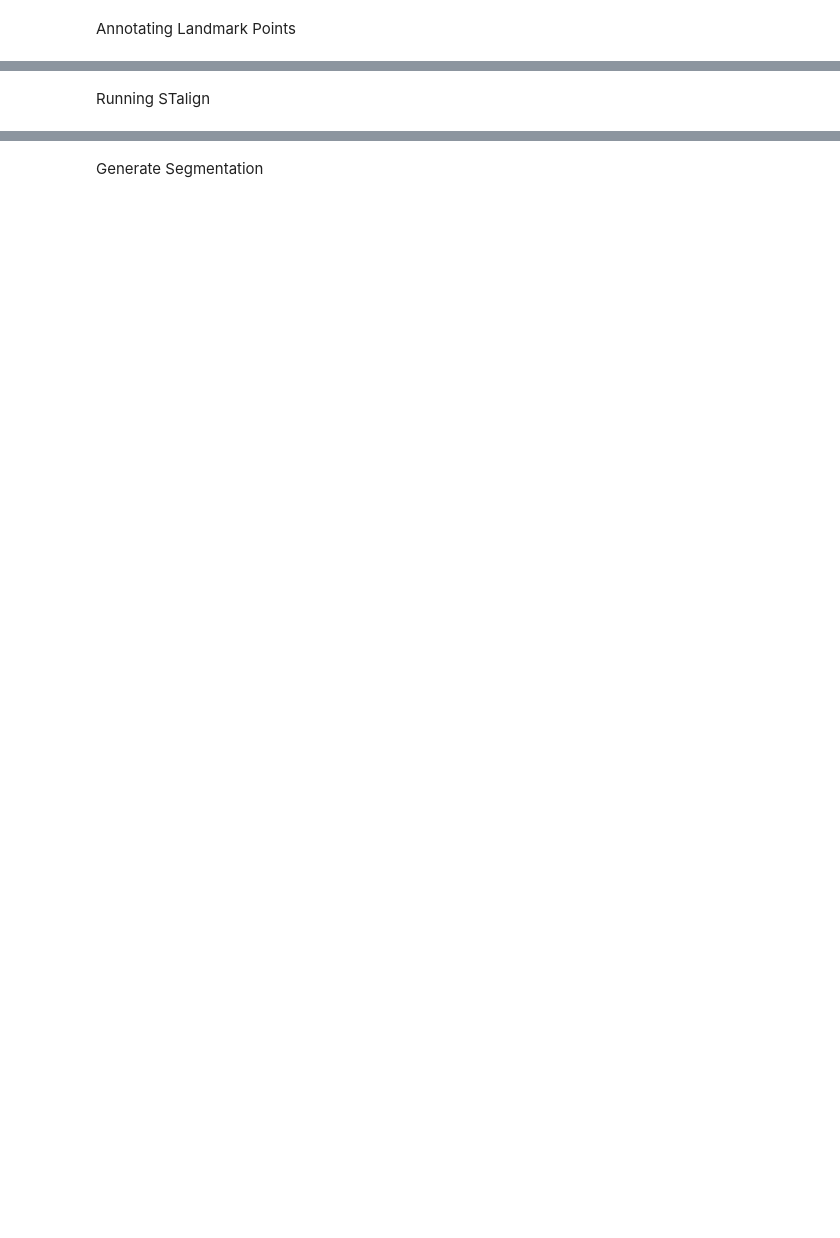
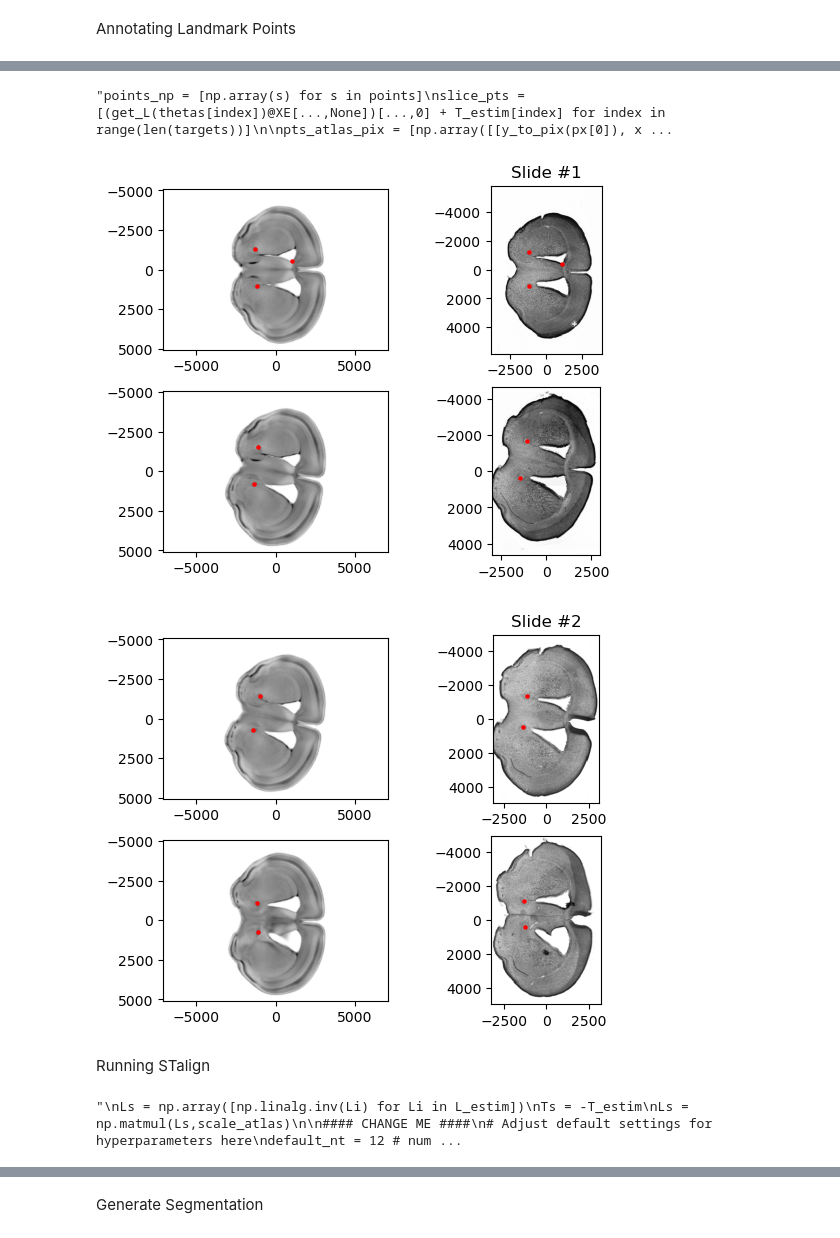
Before and after one commit to rk324/Dissecting-Atlas-Registered-Tissue, a Jupyter notebook: notebook.ipynb, the cells around one changed output, grey strips where cells are left out. Saved outputs shown, nothing was run; the diff lists cells and outputs as text; code cells hidden in the pictures; blank space fills up the shorter version.

Commit message:
finish slide batch processing

```diff
--- a/notebook.ipynb
+++ b/notebook.ipynb
@@ -330,10 +514,21 @@ interface = Affine_estimator()
 # %%
 # Get images of estimated slice to use in future steps #
 # WARNING: this cell may take up to 1 minute to run, if it takes a while to run, DO NOT STOP IT, let it run its course
-L_estim = np.array([get_L(theta) for theta in thetas])
+
+for slide in targets:
+    for t in slide:
+        t.L_estim = get_L(t.thetas)
+        t.slice_img = atlas_img(t.thetas,t.T_estim)
+        t.slice_labels = seg_img(t.thetas,t.T_estim)
+        t.bounds = ski.segmentation.find_boundaries(t.slice_labels)
+        t.slice_seg = ski.segmentation.mark_boundaries(t.slice_img, t.slice_labels.astype('int'),color=(0,0,255),mode='inner')
+
+
+
+'''L_estim = np.array([get_L(theta) for theta in thetas])
 slice_imgs = [atlas_img(theta,T) for theta,T in zip(thetas, T_estim)]
 slice_labels = [seg_img(theta,T) for theta,T in zip(thetas, T_estim)]
 bounds = [ski.segmentation.find_boundaries(sl) for sl in slice_labels]
 slice_segs = [ski.segmentation.mark_boundaries(si, sl.astype('int'),color=(0,0,255),mode='inner') for si,sl in zip(slice_imgs, slice_labels)]
 
-print(f"ESTIMATED AFFINE (L)\n{L_estim}\nRotation along z,y,x axes respectively:{thetas}\nTranslation along z,y,x axes respectively (um):{T_estim}:")
+print(f"ESTIMATED AFFINE (L)\n{L_estim}\nRotation along z,y,x axes respectively:{thetas}\nTranslation along z,y,x axes respectively (um):{T_estim}:")'''
@@ -577,3 +776,51 @@ for i in range(len(targets)):
+# %%
+# Processing Points #
+x_to_pix = lambda x: (x-xE[2][0])/alpha/dxA[2]
+y_to_pix = lambda y: (y-xE[1][0])/alpha/dxA[1]
+
+for sn,slide in enumerate(targets):
+    fig,ax = plt.subplots(len(slide), 2)
+    for i,t in enumerate(slide):
+        t.points_np = np.array(t.points)
+        slice_pts = (get_L(t.thetas)@XE[...,None])[...,0] + t.T_estim
+
+        pts_atlas_pix = np.array([[y_to_pix(px[0]), x_to_pix(px[1])] for px in t.points[0]]).astype(int)
+        t.points_atlas = slice_pts[0, pts_atlas_pix[:,0], pts_atlas_pix[:,1]] if t.points_np.shape[1] else None
+        t.points_target = np.insert(t.points_np[1],0,0,axis=1) if t.points_np.shape[1] else None
+
+        ax[i][0].imshow(t.slice_img, extent=extentAtlasSlice, cmap='Grays')
+        ax[i][1].imshow(t.target, extent=t.extent_target, cmap='Grays')
+
+        if t.points_np.shape[1]:
+            ax[i][0].scatter(t.points_np[0,:,1], t.points_np[0,:,0], color='red', s=5)
+            ax[i][1].scatter(t.points_np[1,:,1], t.points_np[1,:,0], color='red', s=5)
+
+        if i==0: ax[i][1].set_title(f"Slide #{sn+1}")
+
+
+
+'''points_np = [np.array(s) for s in points]
+slice_pts = [(get_L(thetas[index])@XE[...,None])[...,0] + T_estim[index] for index in range(len(targets))]
+
+pts_atlas_pix = [np.array([[y_to_pix(px[0]), x_to_pix(px[1])] for px in points[index][0]]).astype(int) for index in range(len(targets))] # get pixel locations of points on atlas
+points_atlas = [slice_pts[index][0, pts[:,0], pts[:,1]] if points_np[index].shape[1] else None for index, pts in enumerate(pts_atlas_pix)] # convert that to points pointed to by sampling array (slice_pts)
+points_target = [np.insert(points_np[index][1],0,0,axis=1) if points_np[index].shape[1] else None for index in range(len(targets))]
+
+# plot points to confirm
+fig, ax = plt.subplots(len(targets),2, figsize=(10,4*len(targets)))
+fig.subplots_adjust(hspace=0.1, wspace=0.2)
+for i in range(len(targets)):
+    if len(targets) == 1: ax = [ax]
+    ax[i][0].imshow(slice_imgs[i], extent=extentAtlasSlice, cmap='Grays')
+    ax[i][1].imshow(targets[i], extent=extents_target[i], cmap='Grays')
+
+    if points_np[i].shape[1]:
+        ax[i][0].scatter(points_np[i][0,:,1], points_np[i][0,:,0], color='red', s=5)
+        ax[i][1].scatter(points_np[i][1,:,1], points_np[i][1,:,0], color='red', s=5)'''
+# %% [output]
+"points_np = [np.array(s) for s in points]\nslice_pts = [(get_L(thetas[index])@XE[...,None])[...,0] + T_estim[index] for index in range(len(targets))]\n\npts_atlas_pix = [np.array([[y_to_pix(px[0]), x ...
+[figure, added]
+[figure, added]
 # %% [markdown]
 Running STalign
 # %%
@@ -588,17 +835,23 @@ scale_x = 1
 scale_y = 1
 scale_z = 1
 
-Ls = np.array([np.linalg.inv(Li) for Li in L_estim])
-Ts = -T_estim
 scale_atlas = np.array([[scale_z,0,0],
                         [0,scale_y,0],
                         [0,0,scale_x]])
+
+for slide in targets:
+    for t in slide:
+        t.L = np.matmul(np.linalg.inv(t.L_estim), scale_atlas)
+        t.T = -t.T_estim
+'''
+Ls = np.array([np.linalg.inv(Li) for Li in L_estim])
+Ts = -T_estim
 Ls = np.matmul(Ls,scale_atlas)
 
 #### CHANGE ME ####
 # Adjust default settings for hyperparameters here
 default_nt = 12 # number of time steps, increase for smoother transform at expense of time
-default_niter = 100 # number of gradient descent iterations suggested: 100, 'gold standard' is 2000 but takes 1hr to run
+default_niter = 10 # number of gradient descent iterations suggested: 100, 'gold standard' is 2000 but takes 1hr to run
 default_sigmaM = .5 # matching error -> increase to de-emphasize it# matching error -> increase to de-emphasize it
 default_sigmaP = 1 # points error -> increase to de-emphasize it
 default_sigmaR = 1e8 # regularization error -> increase to de-emphasize it
@@ -617,6 +870,11 @@ a_s = [default_a for i in range(len(targets))]
 ###### Adjust individual values here ######
 # For example, to adjust the sigmaM of the 5th slice to 10,
 # sigmaMs[4] = 10
+
+
+'''
+# %% [output]
+"\nLs = np.array([np.linalg.inv(Li) for Li in L_estim])\nTs = -T_estim\nLs = np.matmul(Ls,scale_atlas)\n\n#### CHANGE ME ####\n# Adjust default settings for hyperparameters here\ndefault_nt = 12 # num ...
 # %%
 ### FUNCTION DEFINITIONS ###
 
```
Also changed, not shown: parts of 24 cells of this notebook.
